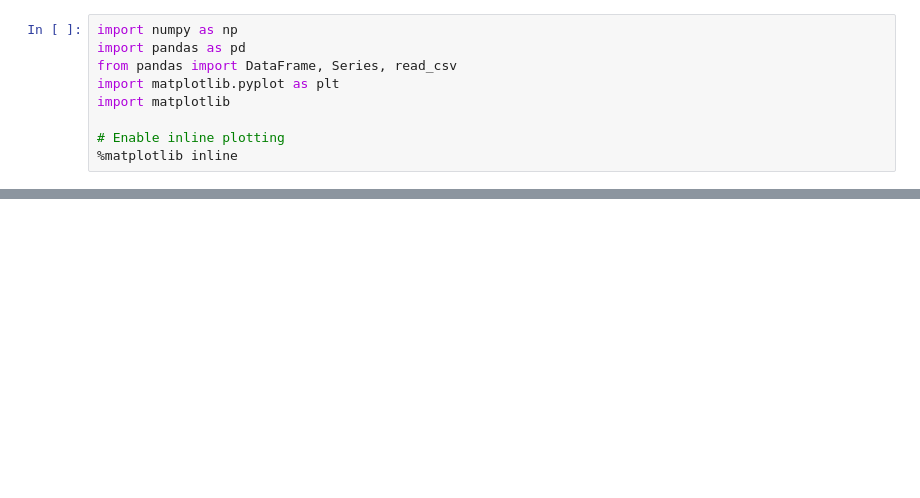
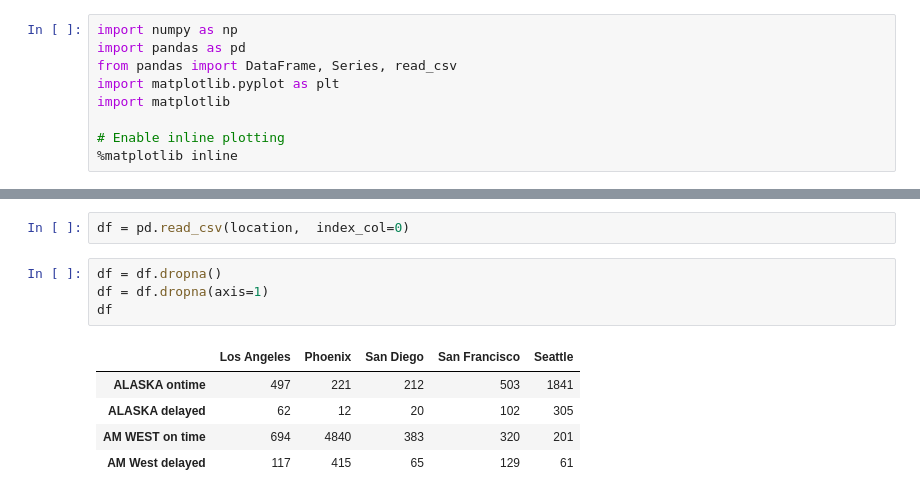
Before and after one commit to mauricecox/Project-1, a Jupyter notebook: project-1.ipynb, the cells around one changed output, grey strips where cells are left out. Cells and saved outputs as stored; diff of their text form; blank space fills up the shorter version.

```diff
--- a/project-1.ipynb
+++ b/project-1.ipynb
@@ -47,0 +39,12 @@ print("Maximum:",maxt)
+# %%
+df = pd.read_csv(location,  index_col=0)
+# %%
+df = df.dropna()
+df = df.dropna(axis=1)
+df
+# %% [output]
+|  | Los Angeles | Phoenix | San Diego | San Francisco | Seattle |
+| ALASKA ontime | 497 | 221 | 212 | 503 | 1841 |
+| ALASKA delayed | 62 | 12 | 20 | 102 | 305 |
+| AM WEST on time | 694 | 4840 | 383 | 320 | 201 |
+| AM West delayed | 117 | 415 | 65 | 129 | 61 |
```
Also changed, not shown: parts of 9 cells of this notebook, 1 other file.
